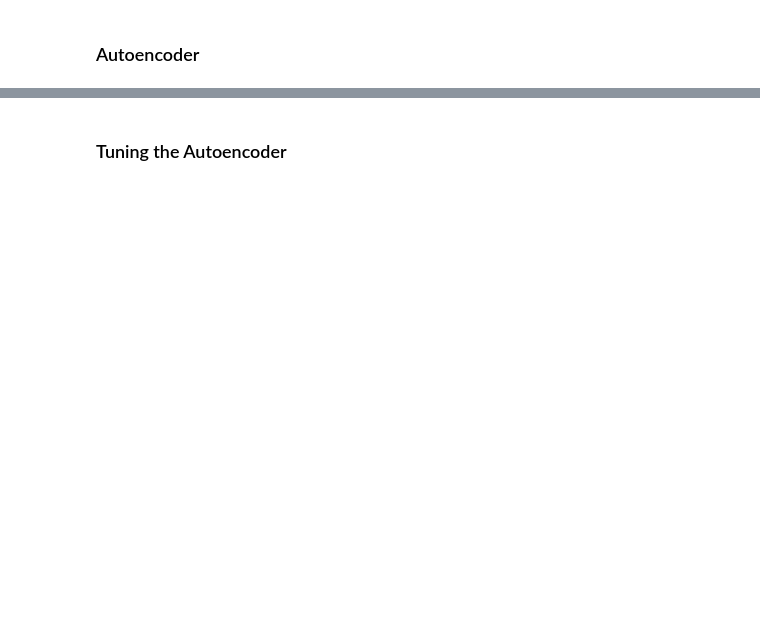
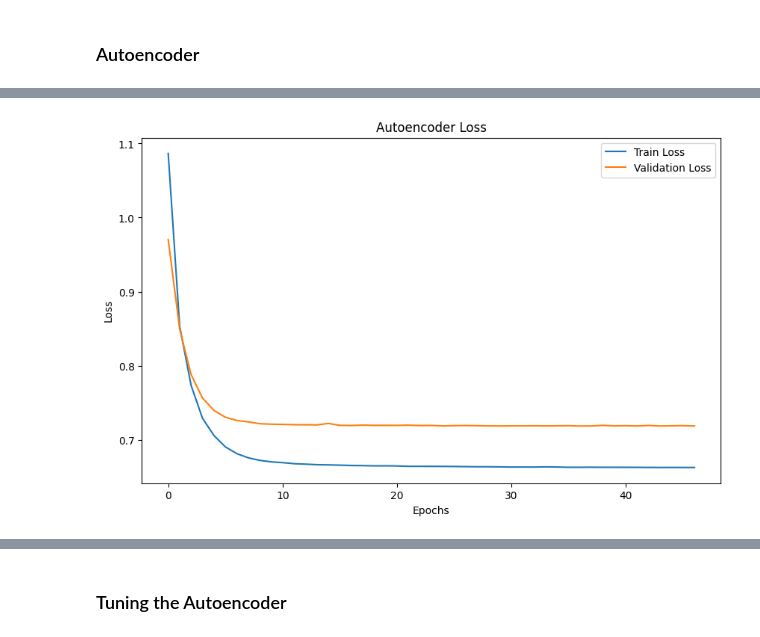
Before and after one commit to chiralcentre/DSA4266_Group1, a Jupyter notebook: code.ipynb, the cells around one changed output, grey strips where cells are left out. Saved outputs shown, nothing was run; the diff lists cells and outputs as text; code cells hidden in the pictures; blank space fills up the shorter version.

Commit message:
updated dataset and reran code

```diff
--- a/code.ipynb
+++ b/code.ipynb
@@ -299,0 +275,4 @@ numerical_df_integers = df_cleaned.select_dtypes(include=['int'])
+# %%
+import pandas as pd
+df = pd.read_csv("~/Desktop/NUS/Y4/DSA4266/Phishing data/combined_data.csv",  lineterminator='\n')
+df.head()
@@ -371,0 +293,75 @@ Epoch 50/50
+# %%
+from sklearn.model_selection import train_test_split
+# Step 3: Split the dataset into training and testing sets
+X = df.drop(columns=['label', 'sender', 'receiver', 'date', 'subject', 'body'])  # Features
+y = df['label']
+
+X_train, X_test, y_train, y_test = train_test_split(X, y, test_size=0.2, random_state=42)
+# %%
+import numpy as np
+import matplotlib.pyplot as plt
+from tensorflow.keras.models import Model
+from tensorflow.keras.layers import Input, Dense, Dropout
+from keras.callbacks import EarlyStopping
+from keras.regularizers import l2
+from tensorflow.keras.optimizers import Adam
+from keras.layers import BatchNormalization
+
+
+# Step 4: Build the Autoencoder model
+input_dim = X_train.shape[1]  # Number of features
+
+# Define the encoder with L2 regularization and Dropout
+input_layer = Input(shape=(input_dim,))
+encoded = Dense(128, activation='relu', kernel_regularizer=l2(0.001))(input_layer)
+encoded = BatchNormalization()(encoded)  # Add batch normalization
+encoded = Dropout(0.3)(encoded)
+
+encoded = Dense(64, activation='relu', kernel_regularizer=l2(0.001))(encoded)
+encoded = BatchNormalization()(encoded)  # Add batch normalization
+encoded = Dropout(0.3)(encoded)
+
+latent_space = Dense(32, activation='relu', kernel_regularizer=l2(0.001))(encoded)
+latent_space = BatchNormalization()(latent_space)  # Add batch normalization
+
+# Define the decoder with Batch Normalization and Dropout
+decoded = Dense(64, activation='relu', kernel_regularizer=l2(0.001))(latent_space)
+decoded = BatchNormalization()(decoded)  # Add batch normalization
+decoded = Dropout(0.3)(decoded)
+
+decoded = Dense(128, activation='relu', kernel_regularizer=l2(0.001))(decoded)
+decoded = BatchNormalization()(decoded)  # Add batch normalization
+
+output_layer = Dense(input_dim, activation='sigmoid')(decoded)
+
+# Define the autoencoder model
+autoencoder = Model(input_layer, output_layer)
+
+# Compile the model with Mean Squared Error loss and Adam optimizer
+autoencoder.compile(optimizer=Adam(learning_rate=0.0001), loss='mse')
+
+# Early stopping to prevent overfitting
+early_stopping = EarlyStopping(monitor='val_loss', patience=10, restore_best_weights=True)
+
+# Train the model with validation split
+history = autoencoder.fit(X_train, X_train,
+                          epochs=100,
+                          batch_size=32,
+                          validation_split=0.2,
+                          callbacks=[early_stopping])
+
+# Evaluate the model
+# autoencoder.evaluate(X_test, X_test)
+
+# Plot training and validation loss
+import matplotlib.pyplot as plt
+
+plt.figure(figsize=(10, 6))
+plt.plot(history.history['loss'], label='Train Loss')
+plt.plot(history.history['val_loss'], label='Validation Loss')
+plt.title('Autoencoder Loss')
+plt.xlabel('Epochs')
+plt.ylabel('Loss')
+plt.legend()
+plt.show()
+# %% [output]
@@ -372,3 +385,4 @@ Epoch 50/50
+[figure, added]
 # %%
 from sklearn.metrics import classification_report, confusion_matrix, roc_auc_score, accuracy_score
 import seaborn as sns
```
Also changed, not shown: parts of 15 cells of this notebook, 57 other files.
